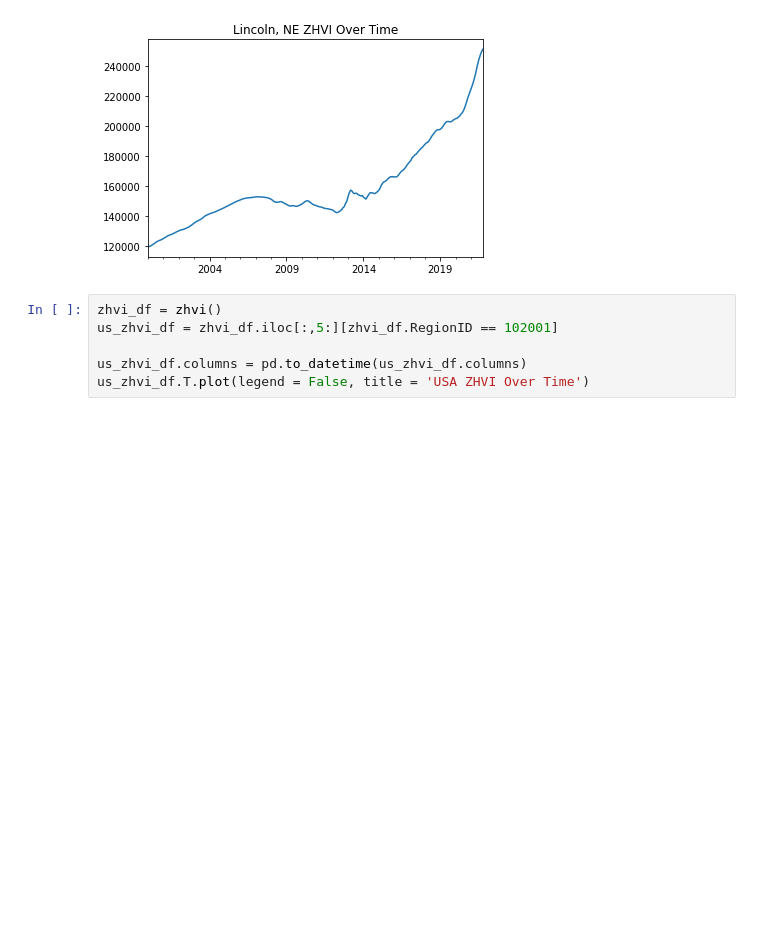
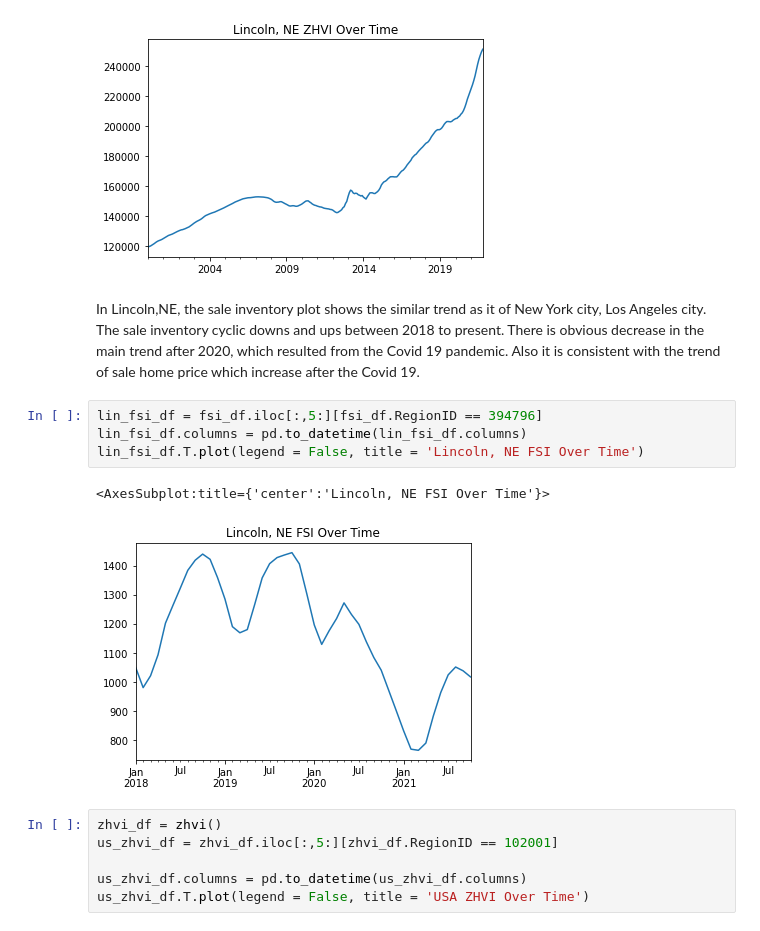
Before and after one commit to daniel3521/STA-141B-Final-Project, a Jupyter notebook: notebook/STA141B-Final-Project.ipynb, the cells around one changed output. Cells and saved outputs as stored; diff of their text form; blank space fills up the shorter version.

```diff
--- a/notebook/STA141B-Final-Project.ipynb
+++ b/notebook/STA141B-Final-Project.ipynb
@@ -234,6 +260,15 @@ lin_zhvi_df.T.plot(legend = False, title = 'Lincoln, NE ZHVI Over Time')
 # %% [output]
 <AxesSubplot:title={'center':'Lincoln, NE ZHVI Over Time'}>
 [figure]
+# %% [markdown]
+In Lincoln,NE, the sale inventory plot shows the similar trend as it of New York city, Los Angeles city. The sale inventory cyclic downs and ups between 2018 to present. There is obvious decrease in the main trend after 2020, which resulted from the Covid 19 pandemic. Also it is consistent with the trend of sale home price which increase after the Covid 19.
+# %%
+lin_fsi_df = fsi_df.iloc[:,5:][fsi_df.RegionID == 394796]
+lin_fsi_df.columns = pd.to_datetime(lin_fsi_df.columns)
+lin_fsi_df.T.plot(legend = False, title = 'Lincoln, NE FSI Over Time')
+# %% [output]
+<AxesSubplot:title={'center':'Lincoln, NE FSI Over Time'}>
+[figure, added]
 # %%
 zhvi_df = zhvi()
 us_zhvi_df = zhvi_df.iloc[:,5:][zhvi_df.RegionID == 102001]
```
Also changed, not shown: parts of 10 cells of this notebook.
